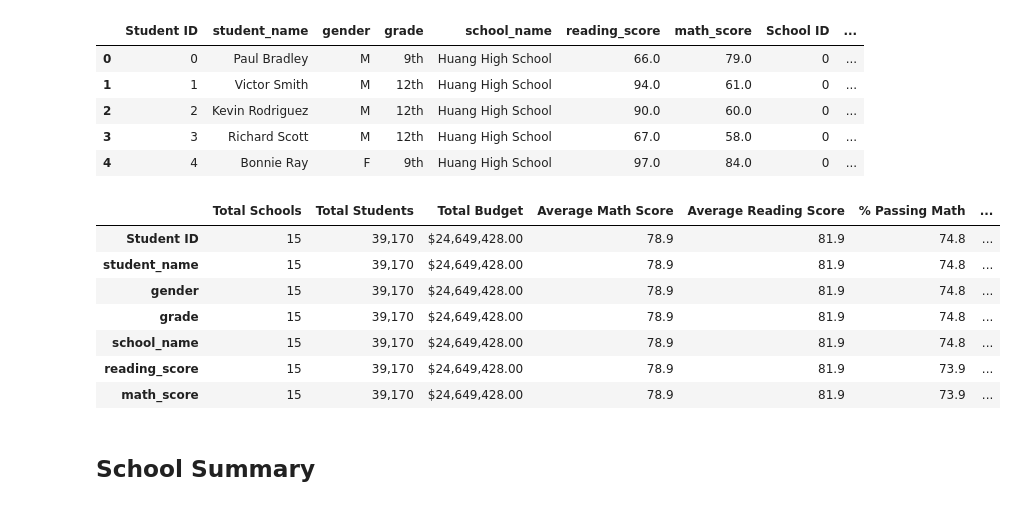
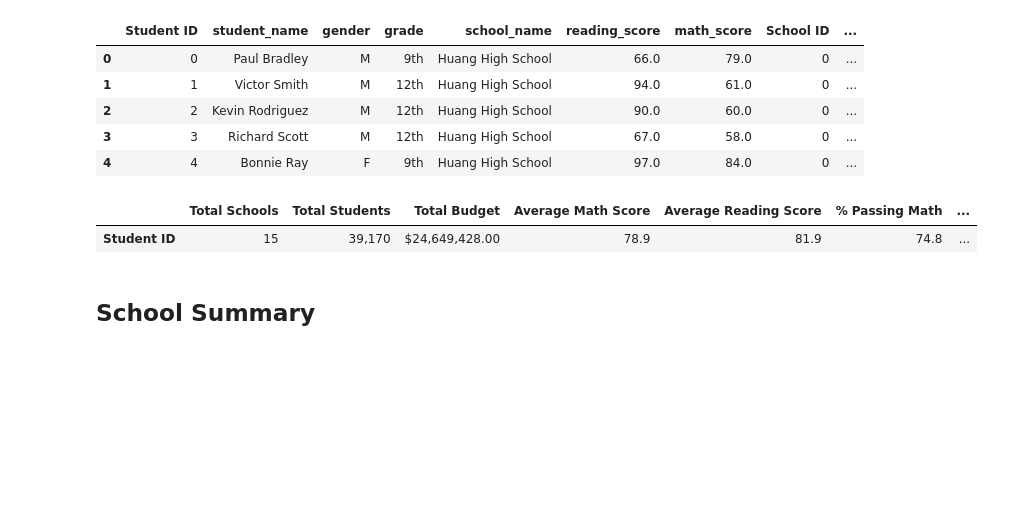
Before and after one commit to HaleyAMiller/School_District_Analysis, a Jupyter notebook: PyCitySchools_Challenge.ipynb, the cells around one changed output. Drawn from its saved outputs; the diff is of its cells as text; code cells hidden in the pictures; blank space fills up the shorter version.

```diff
--- a/PyCitySchools_Challenge.ipynb
+++ b/PyCitySchools_Challenge.ipynb
@@ -124,39 +124,33 @@ overall_passing_percentage = overall_passing_math_reading_count / new_student_co
 # %%
 # Create a DataFrame
 district_summary_df = pd.DataFrame({
         "Total Schools": school_count,
         "Total Students": student_count,
         "Total Budget": total_budget,
         "Average Math Score": average_math_score,
         "Average Reading Score": average_reading_score,
         "% Passing Math": passing_math_percentage,
         "% Passing Reading": passing_reading_percentage,
         "% Overall Passing": overall_passing_percentage})
 
 
 
 # Format the "Total Students" to have the comma for a thousands separator.
 district_summary_df["Total Students"] = district_summary_df["Total Students"].map("{:,}".format)
 # Format the "Total Budget" to have the comma for a thousands separator, a decimal separator and a "$".
 district_summary_df["Total Budget"] = district_summary_df["Total Budget"].map("${:,.2f}".format)
 # Format the columns.
 district_summary_df["Average Math Score"] = district_summary_df["Average Math Score"].map("{:.1f}".format)
 district_summary_df["Average Reading Score"] = district_summary_df["Average Reading Score"].map("{:.1f}".format)
 district_summary_df["% Passing Math"] = district_summary_df["% Passing Math"].map("{:.1f}".format)
 district_summary_df["% Passing Reading"] = district_summary_df["% Passing Reading"].map("{:.1f}".format)
 district_summary_df["% Overall Passing"] = district_summary_df["% Overall Passing"].map("{:.1f}".format)
 
 # Display the data frame
-district_summary_df
+district_summary_df.head(1)
 # %% [output]
 |  | Total Schools | Total Students | Total Budget | Average Math Score | Average Reading Score | % Passing Math | ... |
 | Student ID | 15 | 39,170 | $24,649,428.00 | 78.9 | 81.9 | 74.8 | ... |
-| student_name | 15 | 39,170 | $24,649,428.00 | 78.9 | 81.9 | 74.8 | ... |
-| gender | 15 | 39,170 | $24,649,428.00 | 78.9 | 81.9 | 74.8 | ... |
-| grade | 15 | 39,170 | $24,649,428.00 | 78.9 | 81.9 | 74.8 | ... |
-| school_name | 15 | 39,170 | $24,649,428.00 | 78.9 | 81.9 | 74.8 | ... |
-| reading_score | 15 | 39,170 | $24,649,428.00 | 78.9 | 81.9 | 73.9 | ... |
-| math_score | 15 | 39,170 | $24,649,428.00 | 78.9 | 81.9 | 73.9 | ... |
 # %% [markdown]
 ##  School Summary
 # %%
```
Also changed, not shown: parts of 12 cells of this notebook.
